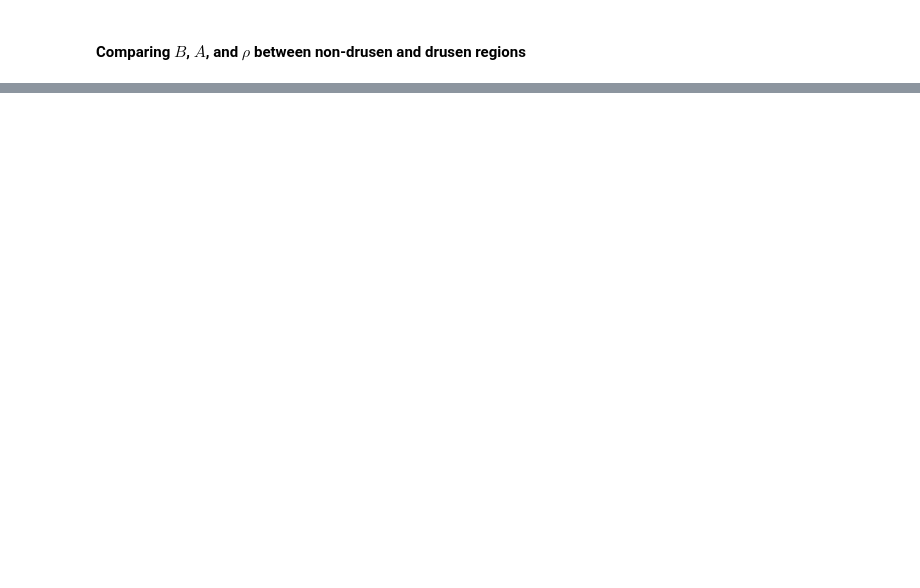
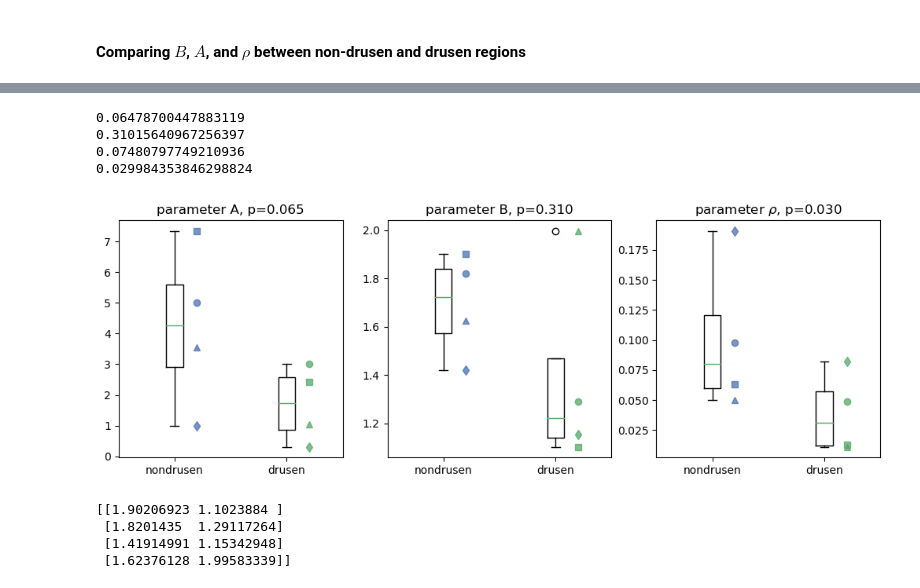
Before and after one commit to rjonnal/dOCT_drusen_example, a Jupyter notebook: dOCT_drusen_example.ipynb, the cells around one changed output, grey strips where cells are left out. Cells and saved outputs as stored; diff of their text form; code cells hidden in the pictures; blank space fills up the shorter version.

```diff
--- a/dOCT_drusen_example.ipynb
+++ b/dOCT_drusen_example.ipynb
@@ -251,0 +270,40 @@ plt.show()
+# %%
+grids = [A_grid,B_grid,rho_grid]
+labels = ['A','B',r'$\rho$']
+xtl = ['nondrusen','drusen']
+
+plt.figure(figsize=(figure_size[0]*2.5,figure_size[1]),dpi=screen_dpi)
+for idx,(grid,label) in enumerate(zip(grids,labels)):
+
+    tres = sps.ttest_rel(grid[:,0],grid[:,1])
+    p = tres.pvalue
+    print(p)
+
+    if label=='B':
+        # do a second t-test excluding the outlier
+        tres = sps.ttest_rel(grid[:3,0],grid[:3,1])
+        p_nooutlier = tres.pvalue
+        print(p_nooutlier)
+
+    plt.subplot(1,3,idx+1)
+    plt.boxplot(grid,labels=xtl,notch=False)
+
+    for idx in range(len(subject_folders)):
+        plt.plot(1.2,grid[idx,0],subject_markers[idx],color=color_cycle[0],alpha=markeralpha)
+        plt.plot(2.2,grid[idx,1],subject_markers[idx],color=color_cycle[1],alpha=markeralpha)
+
+    plt.title('parameter %s, p=%0.3f'%(label,p))
+
+
+plt.show()
+print(B_grid)
+# %% [output]
+0.06478700447883119
+0.31015640967256397
+0.07480797749210936
+0.029984353846298824
+[figure, added]
+[[1.90206923 1.1023884 ]
+ [1.8201435  1.29117264]
+ [1.41914991 1.15342948]
+ [1.62376128 1.99583339]]
```
Also changed, not shown: parts of 4 cells of this notebook, 14 other files.
